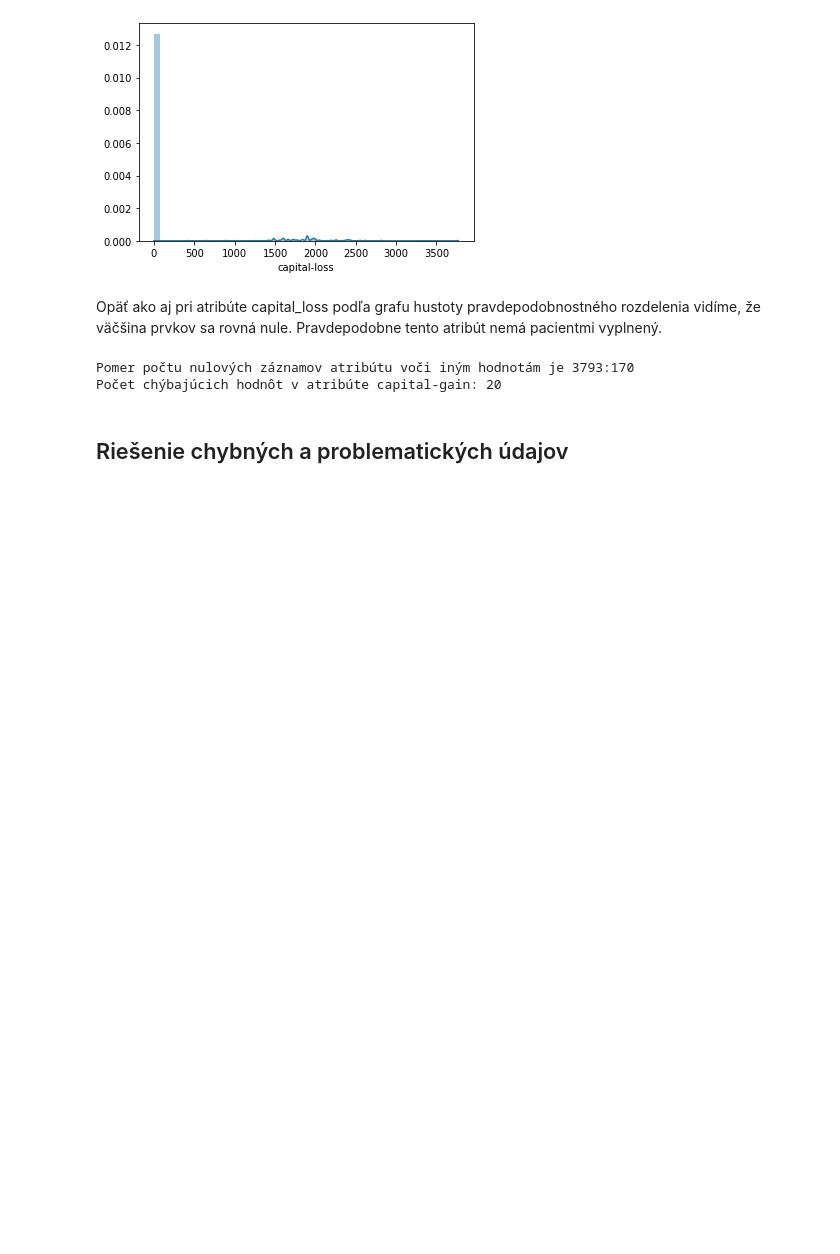
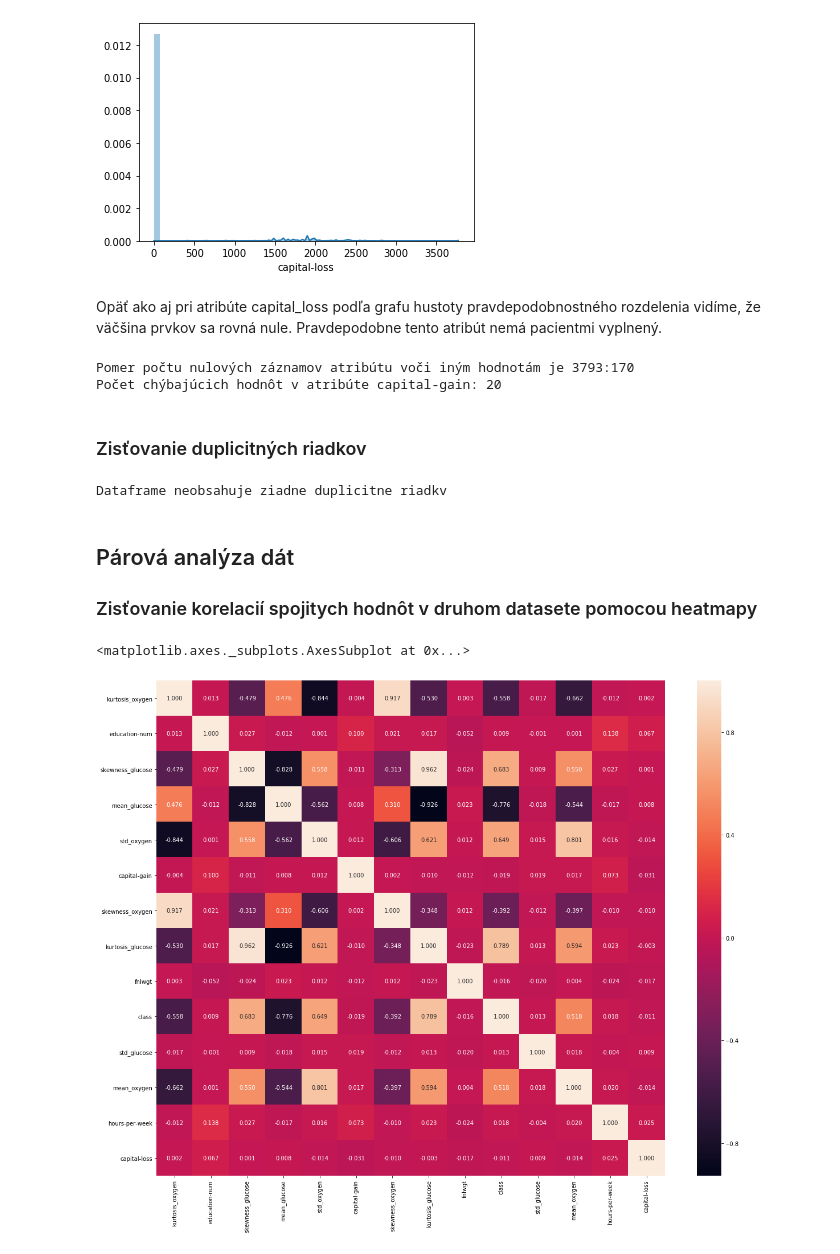
Before and after one commit to MCFreddie777/iau-project, a Jupyter notebook: other.ipynb, the cells around one changed output. Cells and saved outputs as stored; diff of their text form; code cells hidden in the pictures; blank space fills up the shorter version.

```diff
--- a/other.ipynb
+++ b/other.ipynb
@@ -503,3 +494,27 @@ Počet chýbajúcich hodnôt v atribúte personal_info: 12
+# %%
+def parse_personal_info(personal_info):
+    try:
+        return np.array(personal_info.replace(' -- ', ',').replace('|', ',').replace('\r\r\n', ',').split(','))
+    except AttributeError:
+        return None
+
+def remove_empty(arr):
+        if arr is not None:
+            empty = ['?','??']
+            for i in range(0,len(arr)):
+                if (arr[i] != None):
+                    if arr[i] in empty:
+                        arr[i] = None
+        return arr
+
+def fill_value(number,arr):
+    if arr is not None:
+        return arr[number]
+# %%
+parsed_info = data.personal_info.apply(parse_personal_info).apply(remove_empty)
+
+for index,name in enumerate(['employment','country','relationship_info','employment_info','race']):
+    data[name] = parsed_info.apply(lambda x: fill_value(index,x))
 # %% [markdown]
 Atribút **education**
 - kategorický atribút nadobúdajúci 16 rôznych hodnôt
@@ -744,5 +755,5 @@ print("Počet chýbajúcich hodnôt v atribúte capital-gain: %d"%data['capital-
 # %% [output]
 Pomer počtu nulových záznamov atribútu voči iným hodnotám je 3793:170
 Počet chýbajúcich hodnôt v atribúte capital-gain: 20
-# %% [markdown]
-## Riešenie chybných a problematických údajov
+# %% [markdown]
+### Zisťovanie duplicitných riadkov
@@ -748,0 +762,16 @@ Počet chýbajúcich hodnôt v atribúte capital-gain: 20
+# %%
+if (len(duplicatedRows)):
+    print("Dataframe obsahuje %d duplicitnych riadkov"%len(duplicatedRows))
+else:
+    print("Dataframe neobsahuje ziadne duplicitne riadkv")
+# %% [output]
+Dataframe neobsahuje ziadne duplicitne riadkv
+# %% [markdown]
+## Párová analýza dát
+### Zisťovanie korelacií spojitych hodnôt v druhom datasete pomocou heatmapy
+# %%
+fig, ax = plt.subplots(figsize=(20,16))
+sns.heatmap(data.corr(),ax=ax, annot =True, fmt = ".3f")
+# %% [output]
+<matplotlib.axes._subplots.AxesSubplot at 0x...>
+[figure, added]
```
Also changed, not shown: parts of 56 cells of this notebook, 1 other file.
